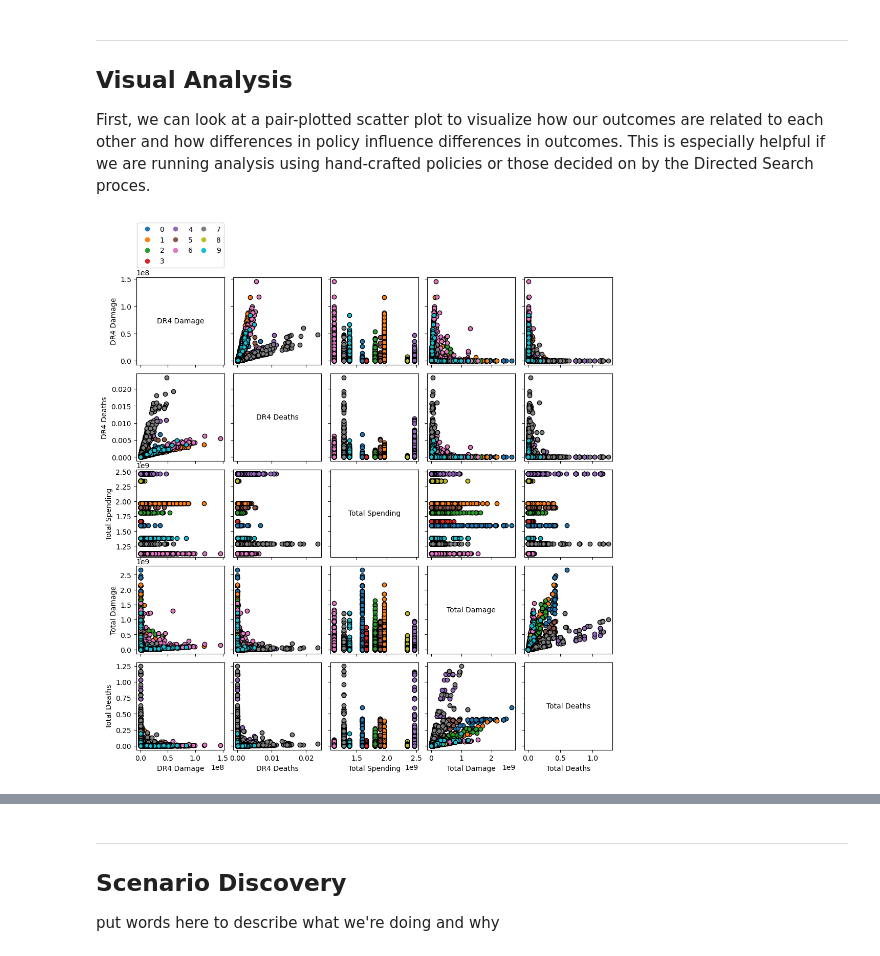
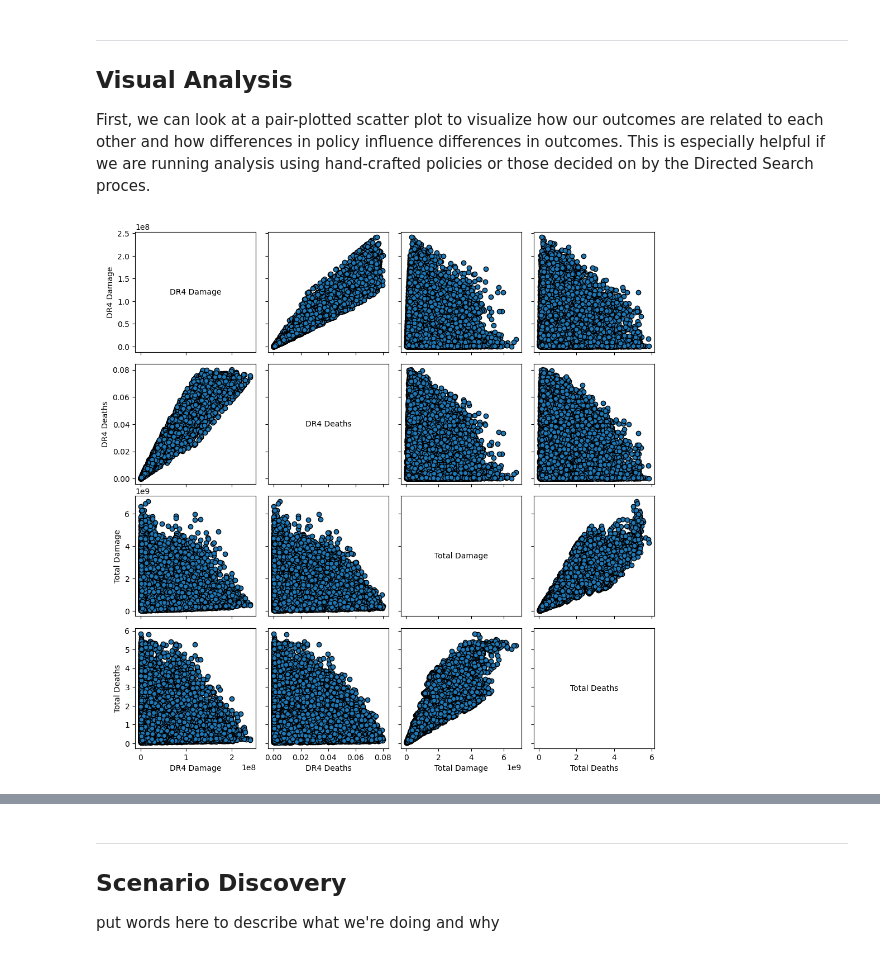
Before and after one commit to ghsher/epa1361_group15, a Jupyter notebook: final assignment/Scenario_Discovery.ipynb, the cells around one changed output, grey strips where cells are left out. Saved outputs shown, nothing was run; the diff lists cells and outputs as text; code cells hidden in the pictures.

```diff
--- a/final assignment/Scenario_Discovery.ipynb
+++ b/final assignment/Scenario_Discovery.ipynb
@@ -13,8 +13,8 @@ from ema_workbench import load_results
 from ema_workbench.analysis import pairs_plotting
 from ema_workbench.analysis import prim
 # %%
-experiment_datetime = "20230614T1806" ## change these 2 lines based on filename you want to read in
-experiment_type = "all_generated" ## "fixed_policies" or "generate_all"
+experiment_datetime = "base_case" ## change these 2 lines based on filename you want to read in
+experiment_type = "100000_scenarios" ## "fixed_policies" or "generate_all"
 results = load_results('./output/' + experiment_datetime + '_results__' + experiment_type)
 # %%
 experiments, outcomes = results
@@ -40,6 +37,5 @@ experiments
 # TODO: Make a 5-outcome PF and undo this part
 # Drop outcomes which we aren't interested in:
 outcomes_of_interest = ['A.4 Expected Annual Damage', 'A.4 Expected Number of Deaths',
-                        'Total Infrastructure Costs', 'Total Expected Annual Damage',
-                        'Total Expected Number of Deaths']
+                        'Total Expected Annual Damage', 'Total Expected Number of Deaths',]
 outcomes = {k:outcomes[k] for k in outcomes_of_interest if k in outcomes}
@@ -61,0 +44,23 @@ pd.DataFrame(outcomes)
+# %%
+## FILTER OUT CASES W NO DAMAGE TO A.4
+experiments_to_drop = []
+for i, result in enumerate(outcomes['A.4 Expected Annual Damage']):
+    if result == 0:
+        experiments_to_drop.append(i)
+
+experiments = experiments.drop(experiments_to_drop)
+new_outcomes = {}
+for key in outcomes:
+    drop_index = 0
+    new_outcomes[key] = np.array([])
+    for i in range(len(outcomes[key])):
+        if drop_index == len(experiments_to_drop):
+            break
+        elif i == experiments_to_drop[drop_index]:
+            drop_index += 1
+        else:
+            new_outcomes[key] = np.append(new_outcomes[key], outcomes[key][i])
+outcomes = new_outcomes
+
+print(len(outcomes['A.4 Expected Annual Damage']))
+results = (experiments, outcomes)
@@ -68,17 +75,15 @@ First, we can look at a pair-plotted scatter plot to visualize how our outcomes
 # %%
 ylabels = {
     'A.4 Expected Annual Damage'        : 'DR4 Damage',
     'A.4 Expected Number of Deaths'     : 'DR4 Deaths',
-    'Total Infrastructure Costs'        : 'Total Spending',
     'Total Expected Annual Damage'      : 'Total Damage',
     'Total Expected Number of Deaths'   : 'Total Deaths'
 }
-fig, axes = pairs_plotting.pairs_scatter(experiments, outcomes, group_by='policy',
-                                         grouping_specifiers=range(10),
+fig, axes = pairs_plotting.pairs_scatter(experiments, outcomes,
                                          legend=True, ylabels=ylabels,
                                          # edgecolor='none',
                                         )
 fig.set_size_inches(12, 12)
 plt.show()
 # %% [output]
-[figure, old version]
+[figure, new version]
```
Also changed, not shown: parts of 44 cells of this notebook, 3 other files.
